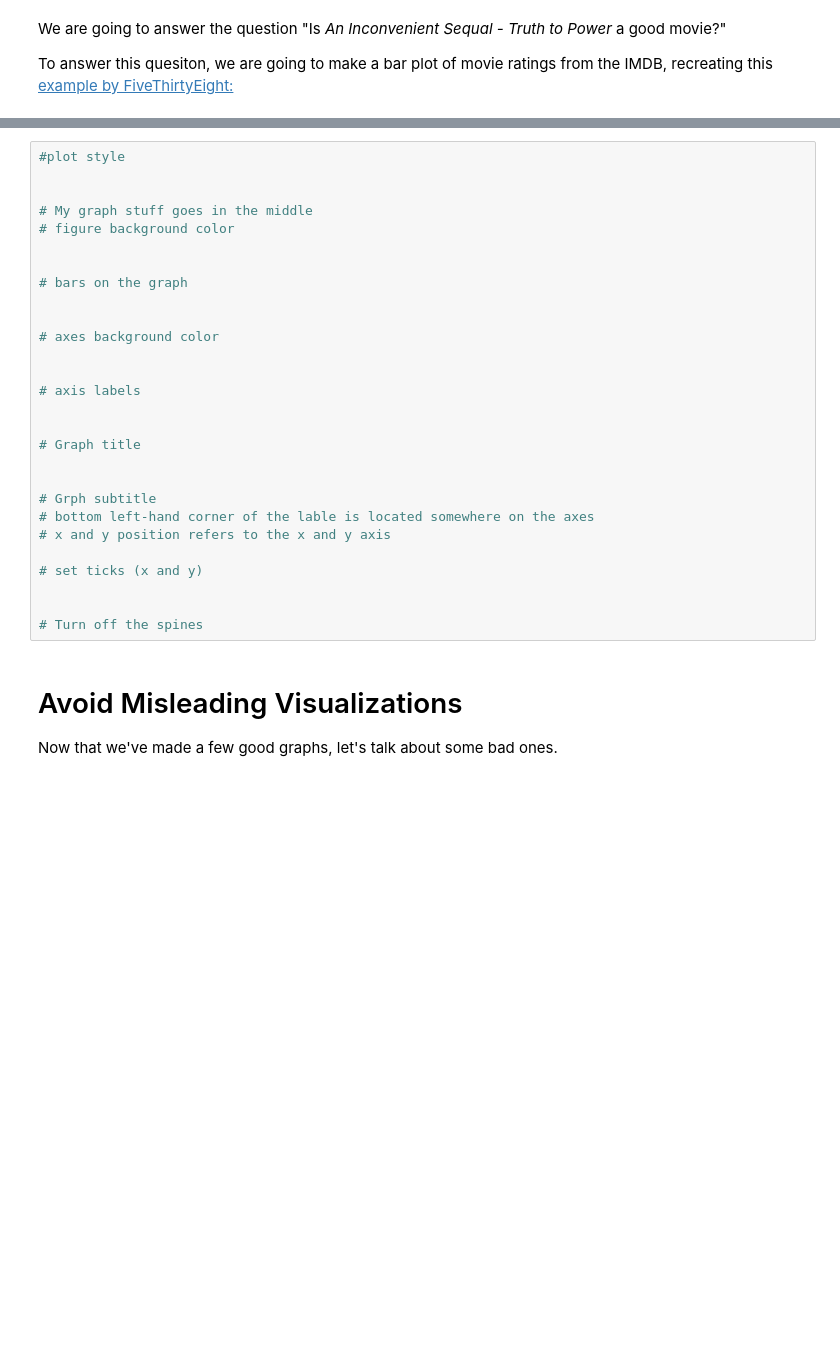
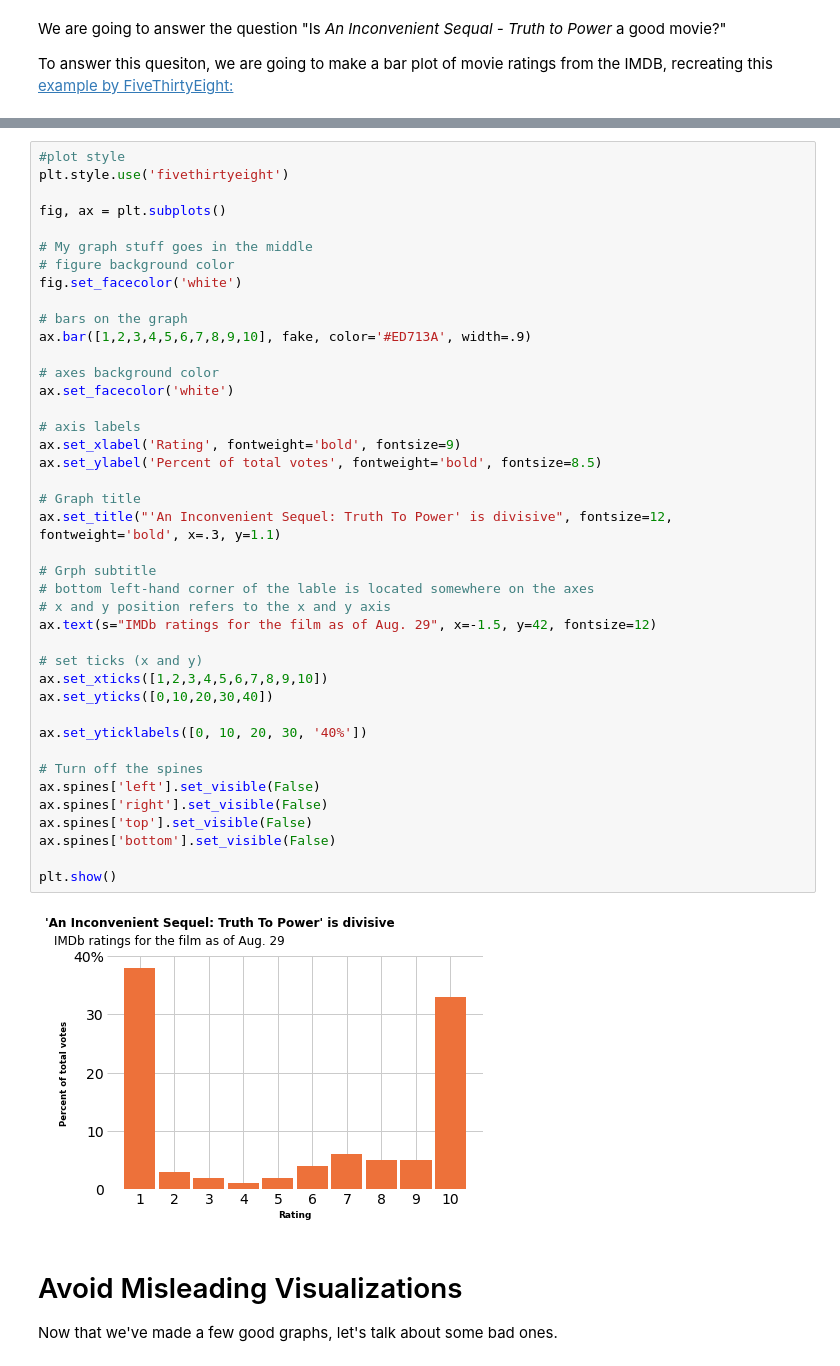
Before and after one commit to doffing81/DS-Unit-1-Sprint-1-Data-Wrangling-and-Storytelling, a Jupyter notebook: module4-make-explanatory-visualizations/LS_DS_114_Make_Explanatory_Visualizations.ipynb, the cells around one changed output, grey strips where cells are left out. Cells and saved outputs as stored; diff of their text form; blank space fills up the shorter version.

```diff
--- a/module4-make-explanatory-visualizations/LS_DS_114_Make_Explanatory_Visualizations.ipynb
+++ b/module4-make-explanatory-visualizations/LS_DS_114_Make_Explanatory_Visualizations.ipynb
@@ -439,31 +443,46 @@ display(example)
 # %%
 #plot style
+plt.style.use('fivethirtyeight')
 
+fig, ax = plt.subplots()
 
 # My graph stuff goes in the middle
 # figure background color
-
+fig.set_facecolor('white')
 
 # bars on the graph
-
+ax.bar([1,2,3,4,5,6,7,8,9,10], fake, color='#ED713A', width=.9)
 
 # axes background color
-
+ax.set_facecolor('white')
 
 # axis labels
-
+ax.set_xlabel('Rating', fontweight='bold', fontsize=9)
+ax.set_ylabel('Percent of total votes', fontweight='bold', fontsize=8.5)
 
 # Graph title
-
+ax.set_title("'An Inconvenient Sequel: Truth To Power' is divisive", fontsize=12, fontweight='bold', x=.3, y=1.1)
 
 # Grph subtitle
 # bottom left-hand corner of the lable is located somewhere on the axes
 # x and y position refers to the x and y axis
+ax.text(s="IMDb ratings for the film as of Aug. 29", x=-1.5, y=42, fontsize=12)
 
 # set ticks (x and y)
+ax.set_xticks([1,2,3,4,5,6,7,8,9,10])
+ax.set_yticks([0,10,20,30,40])
 
+ax.set_yticklabels([0, 10, 20, 30, '40%'])
 
 # Turn off the spines
+ax.spines['left'].set_visible(False)
+ax.spines['right'].set_visible(False)
+ax.spines['top'].set_visible(False)
+ax.spines['bottom'].set_visible(False)
+
+plt.show()
+# %% [output]
+[figure, added]
 # %% [markdown]
 # Avoid Misleading Visualizations
 
```
Also changed, not shown: parts of 3 cells of this notebook.
